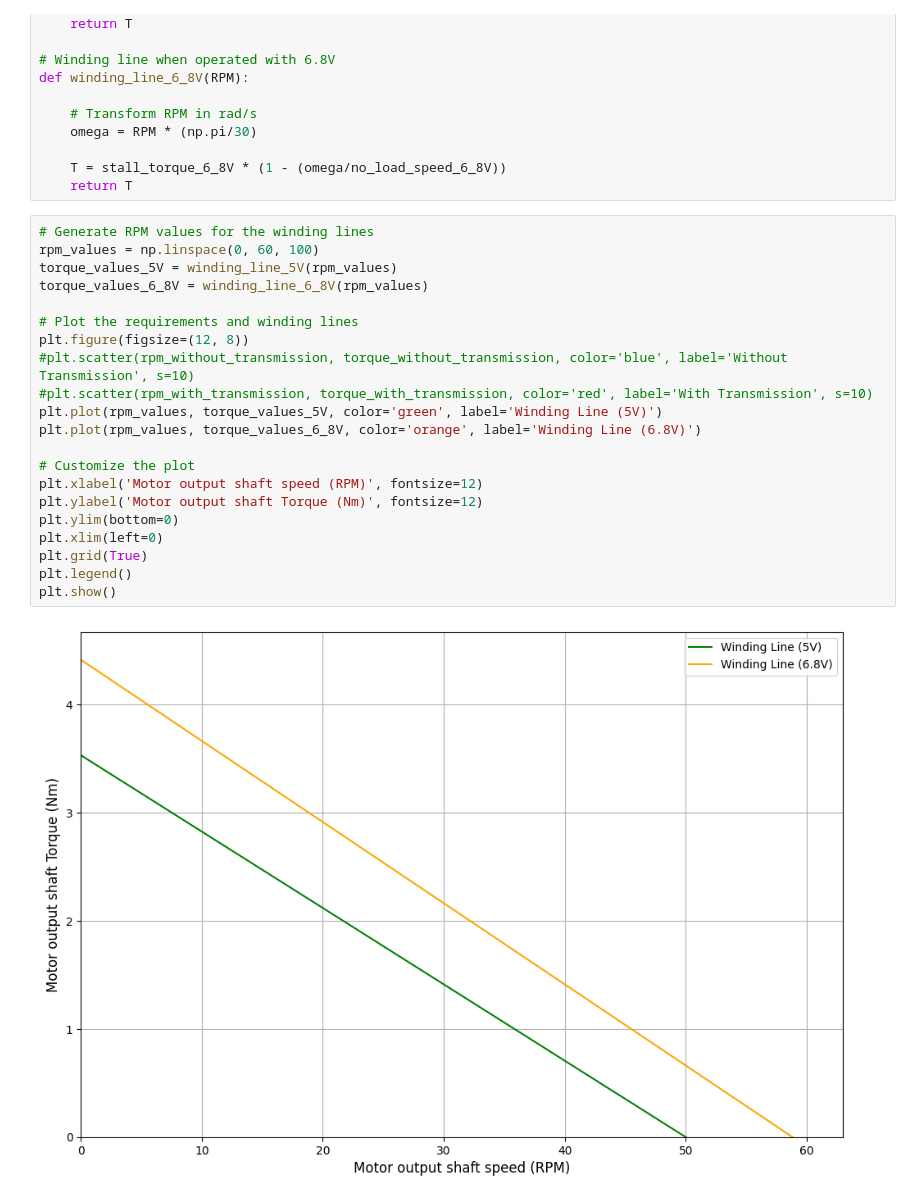
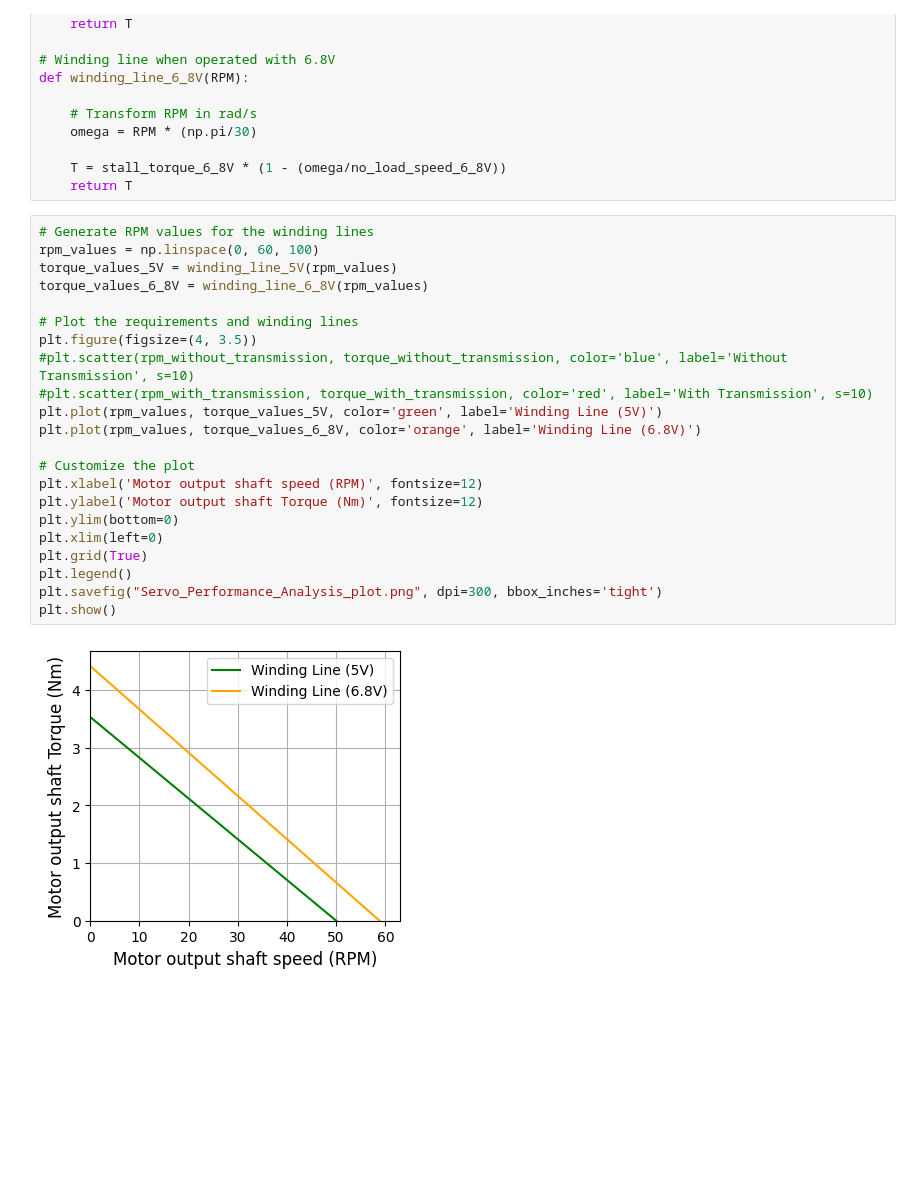
Before and after one commit to Loneli999/WALT, a Jupyter notebook: Electrical_Design/Performance_Analysis/Servo_Performance_Analysis.ipynb, the cells around one changed output. Cells and saved outputs as stored; diff of their text form; blank space fills up the shorter version.

```diff
--- a/Electrical_Design/Performance_Analysis/Servo_Performance_Analysis.ipynb
+++ b/Electrical_Design/Performance_Analysis/Servo_Performance_Analysis.ipynb
@@ -38,23 +38,24 @@ def winding_line_6_8V(RPM):
 # %%
 # Generate RPM values for the winding lines
 rpm_values = np.linspace(0, 60, 100)
 torque_values_5V = winding_line_5V(rpm_values)
 torque_values_6_8V = winding_line_6_8V(rpm_values)
 
 # Plot the requirements and winding lines
-plt.figure(figsize=(12, 8))
+plt.figure(figsize=(4, 3.5))
 #plt.scatter(rpm_without_transmission, torque_without_transmission, color='blue', label='Without Transmission', s=10)
 #plt.scatter(rpm_with_transmission, torque_with_transmission, color='red', label='With Transmission', s=10)
 plt.plot(rpm_values, torque_values_5V, color='green', label='Winding Line (5V)')
 plt.plot(rpm_values, torque_values_6_8V, color='orange', label='Winding Line (6.8V)')
 
 # Customize the plot
 plt.xlabel('Motor output shaft speed (RPM)', fontsize=12)
 plt.ylabel('Motor output shaft Torque (Nm)', fontsize=12)
 plt.ylim(bottom=0)
 plt.xlim(left=0)
 plt.grid(True)
 plt.legend()
+plt.savefig("Servo_Performance_Analysis_plot.png", dpi=300, bbox_inches='tight')
 plt.show()
 # %% [output]
-[figure, old version]
+[figure, new version]
```
Also changed, not shown: 4 other files.
